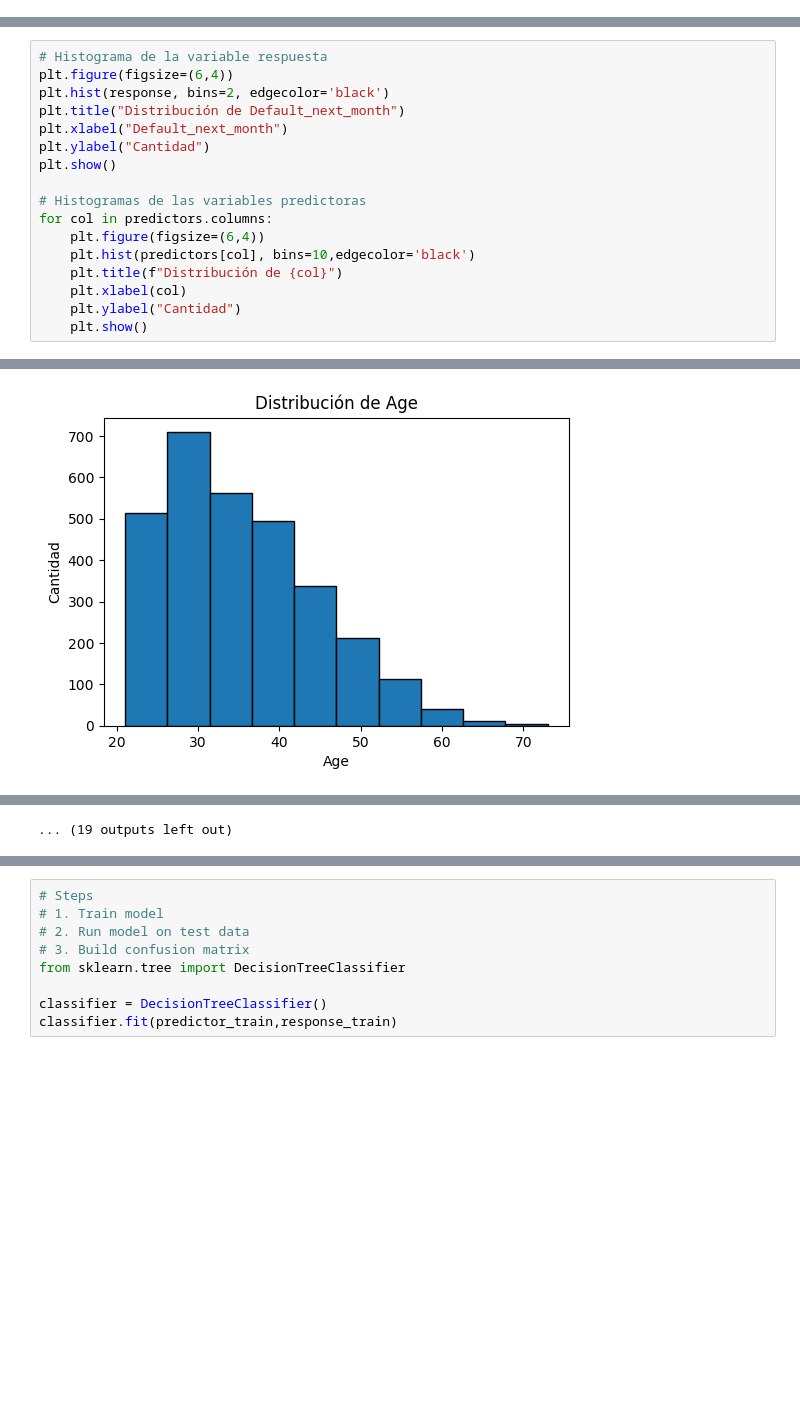
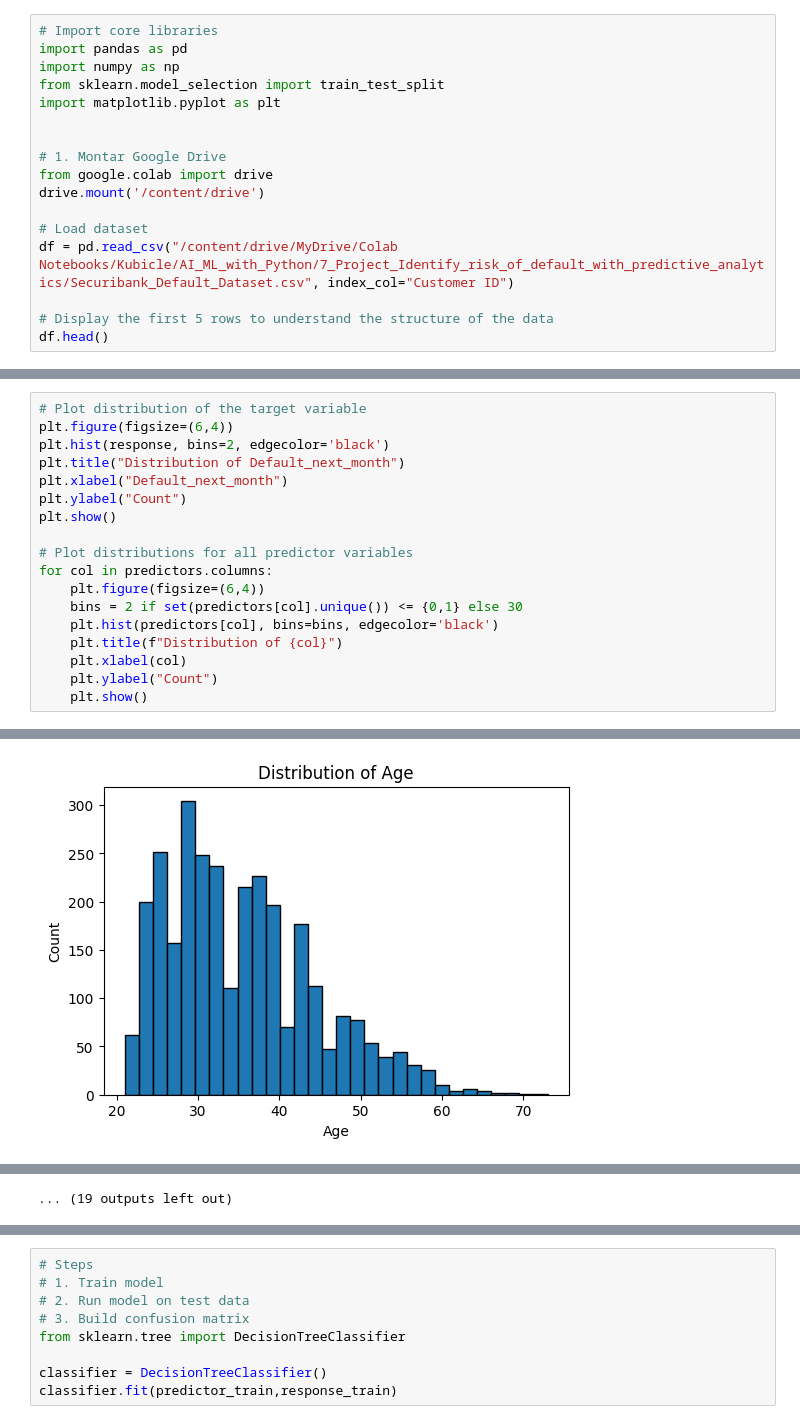
Before and after one commit to Fabriciogg8/AI_ML_Python, a Jupyter notebook: 7_Project.ipynb, the cells around one changed output, grey strips where cells are left out. Cells and saved outputs as stored; diff of their text form; blank space fills up the shorter version.

Commit message:
Se creó con Colab

```diff
--- a/7_Project.ipynb
+++ b/7_Project.ipynb
@@ -35,0 +14,17 @@ predictors.head()
+# %%
+# Import core libraries
+import pandas as pd
+import numpy as np
+from sklearn.model_selection import train_test_split
+import matplotlib.pyplot as plt
+
+
+# 1. Montar Google Drive
+from google.colab import drive
+drive.mount('/content/drive')
+
+# Load dataset
+df = pd.read_csv("/content/drive/MyDrive/Colab Notebooks/Kubicle/AI_ML_with_Python/7_Project_Identify_risk_of_default_with_predictive_analytics/Securibank_Default_Dataset.csv", index_col="Customer ID")
+
+# Display the first 5 rows to understand the structure of the data
+df.head()
@@ -60,18 +102,19 @@ memory usage: 56.2 KB
 # %%
-# Histograma de la variable respuesta
+# Plot distribution of the target variable
 plt.figure(figsize=(6,4))
 plt.hist(response, bins=2, edgecolor='black')
-plt.title("Distribución de Default_next_month")
+plt.title("Distribution of Default_next_month")
 plt.xlabel("Default_next_month")
-plt.ylabel("Cantidad")
+plt.ylabel("Count")
 plt.show()
 
-# Histogramas de las variables predictoras
+# Plot distributions for all predictor variables
 for col in predictors.columns:
     plt.figure(figsize=(6,4))
-    plt.hist(predictors[col], bins=10,edgecolor='black')
-    plt.title(f"Distribución de {col}")
+    bins = 2 if set(predictors[col].unique()) <= {0,1} else 30
+    plt.hist(predictors[col], bins=bins, edgecolor='black')
+    plt.title(f"Distribution of {col}")
     plt.xlabel(col)
-    plt.ylabel("Cantidad")
+    plt.ylabel("Count")
     plt.show()
 # %% [output]
@@ -79 +122 @@ for col in predictors.columns:
-[figure, old version]
+[figure, new version]
```
Also changed, not shown: parts of 30 cells of this notebook.
